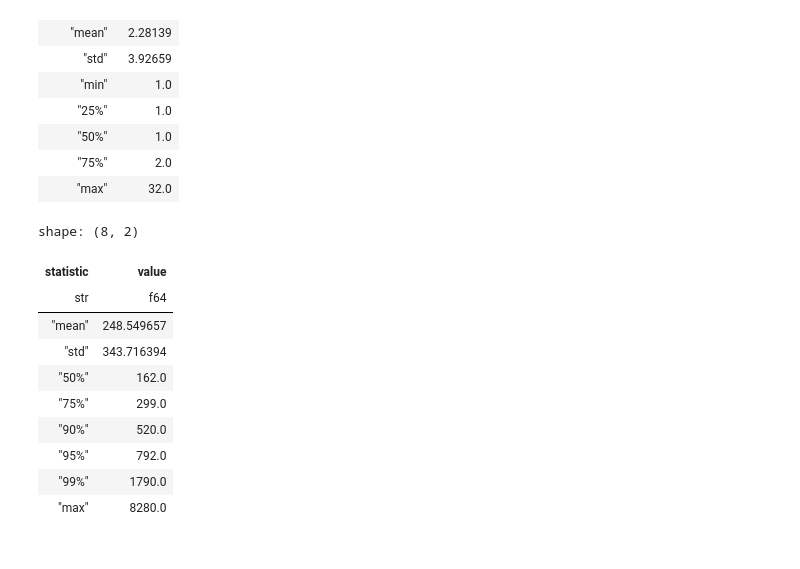
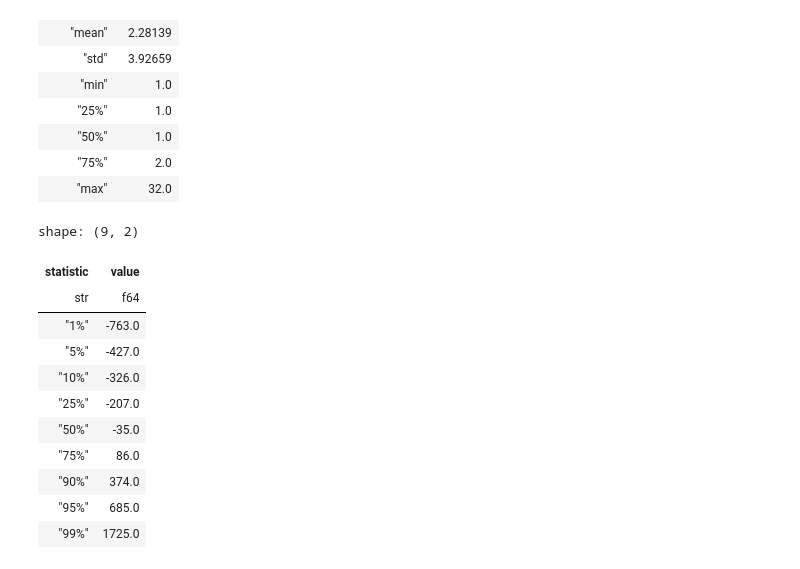
Before and after one commit to evamaxfield/rs-graph, a Jupyter notebook: notebooks/snowball-sampling-discovery-prep.ipynb, the cells around one changed output. Cells and saved outputs as stored; diff of their text form; code cells hidden in the pictures.

```diff
--- a/notebooks/snowball-sampling-discovery-prep.ipynb
+++ b/notebooks/snowball-sampling-discovery-prep.ipynb
@@ -95,39 +96,40 @@ shape: (9, 2)
 # %%
 # Create columns for difference between publication date and creation date
 # and publication date and last pushed date
 df = df.with_columns(
     (pl.col("publication_date") - pl.col("creation_datetime"))
     .dt.total_days()
-    .abs()
     .alias("publication_date_creation_date_diff"),
     (pl.col("publication_date") - pl.col("last_pushed_datetime"))
     .dt.total_days()
-    .abs()
     .alias("publication_date_last_pushed_date_diff"),
 )
 
 # Also create a "years" column for both of these
 df = df.with_columns(
     (pl.col("publication_date_creation_date_diff") / 365.25).alias(
         "publication_date_creation_date_diff_years"
     ),
     (pl.col("publication_date_last_pushed_date_diff") / 365.25).alias(
         "publication_date_last_pushed_date_diff_years"
     ),
 )
 
 df["publication_date_creation_date_diff"].describe(
-    percentiles=[0.5, 0.75, 0.9, 0.95, 0.99],
-).filter(pl.col("statistic").is_in(["mean", "std", "50%", "75%", "90%", "95%", "99%", "max"]))
+    percentiles=[0.01, 0.05, 0.1, 0.25, 0.5, 0.75, 0.9, 0.95, 0.99],
+).filter(
+    pl.col("statistic").is_in(["1%", "5%", "10%", "25%", "50%", "75%", "90%", "95%", "99%"])
+)
 # %% [output]
-shape: (8, 2)
+shape: (9, 2)
 | statistic | value |
 | str | f64 |
-| "mean" | 248.549657 |
-| "std" | 343.716394 |
-| "50%" | 162.0 |
-| "75%" | 299.0 |
-| "90%" | 520.0 |
-| "95%" | 792.0 |
-| "99%" | 1790.0 |
-| "max" | 8280.0 |
+| "1%" | -763.0 |
+| "5%" | -427.0 |
+| "10%" | -326.0 |
+| "25%" | -207.0 |
+| "50%" | -35.0 |
+| "75%" | 86.0 |
+| "90%" | 374.0 |
+| "95%" | 685.0 |
+| "99%" | 1725.0 |
```
Also changed, not shown: parts of 5 cells of this notebook, 4 other files.
